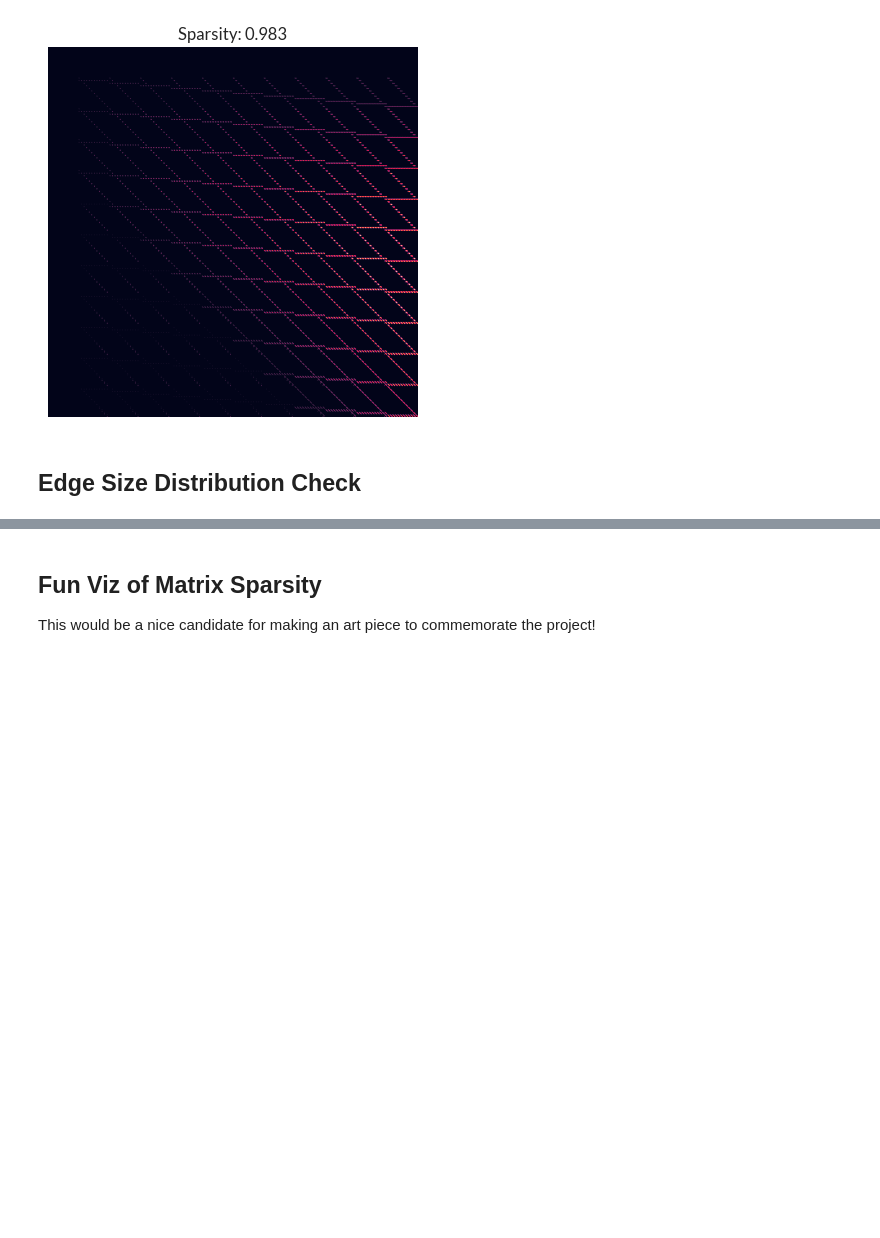
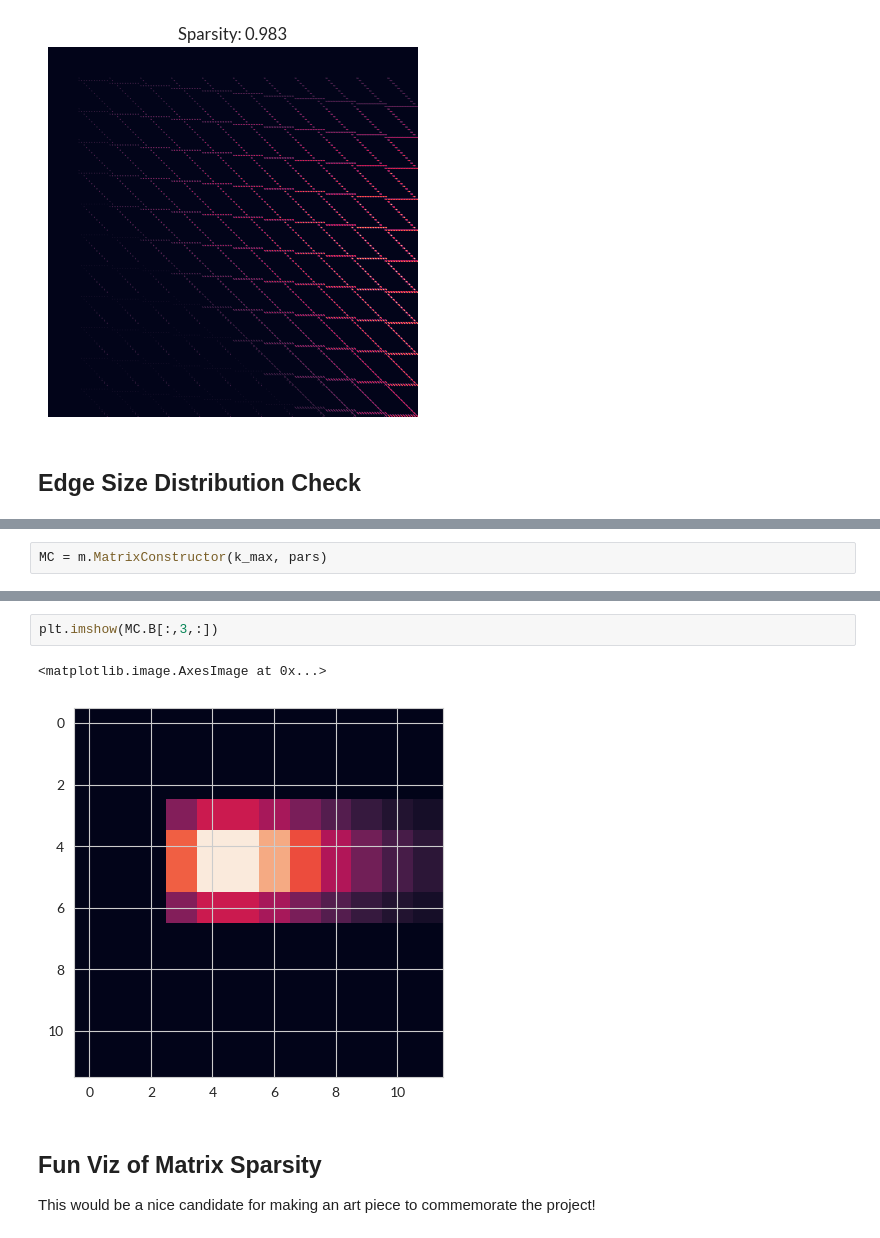
Before and after one commit to hexie1995/HyperGraph, a Jupyter notebook: code/analytic-intersections-troubleshoot-3.ipynb, the cells around one changed output, grey strips where cells are left out. Cells and saved outputs as stored; diff of their text form; blank space fills up the shorter version.

```diff
--- a/code/analytic-intersections-troubleshoot-3.ipynb
+++ b/code/analytic-intersections-troubleshoot-3.ipynb
@@ -209 +226,3 @@ array([0.99534128, 7.35642769, 4.58399991, 1.75417192, 1.25520625,
        0.        , 0.        ])
+# %%
+MC = m.MatrixConstructor(k_max, pars)
@@ -210,3 +233,8 @@ array([0.99534128, 7.35642769, 4.58399991, 1.75417192, 1.25520625,
+# %%
+plt.imshow(MC.B[:,3,:])
+# %% [output]
+<matplotlib.image.AxesImage at 0x...>
+[figure, added]
 # %% [markdown]
 ## Fun Viz of Matrix Sparsity
 
```
Also changed, not shown: parts of 10 cells of this notebook, 2 other files.
